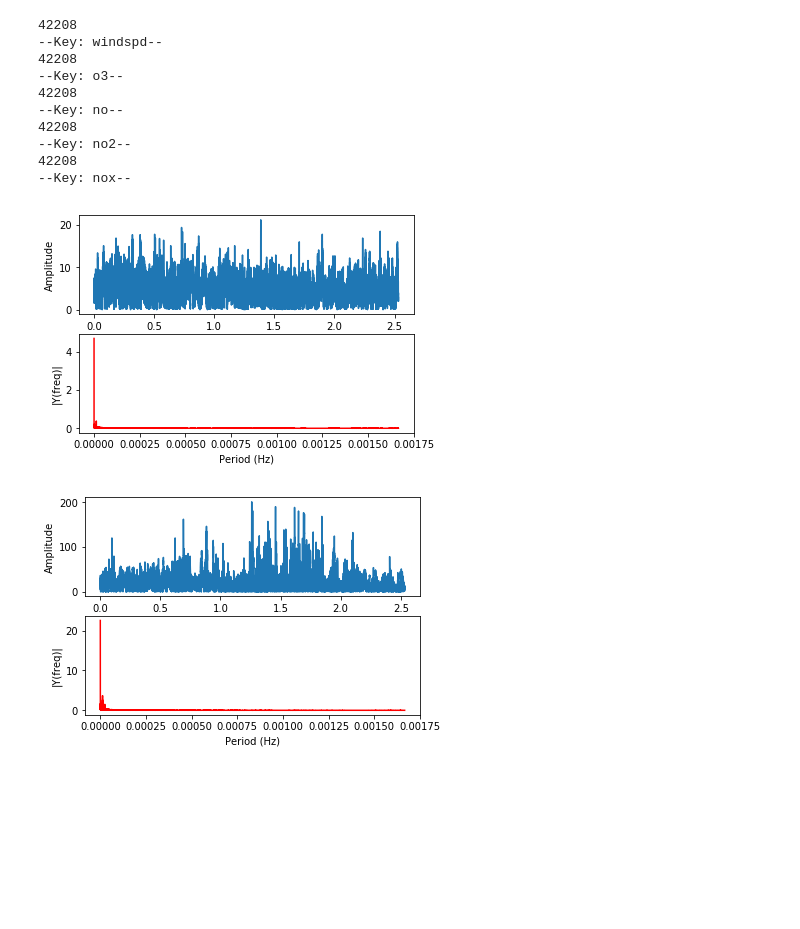
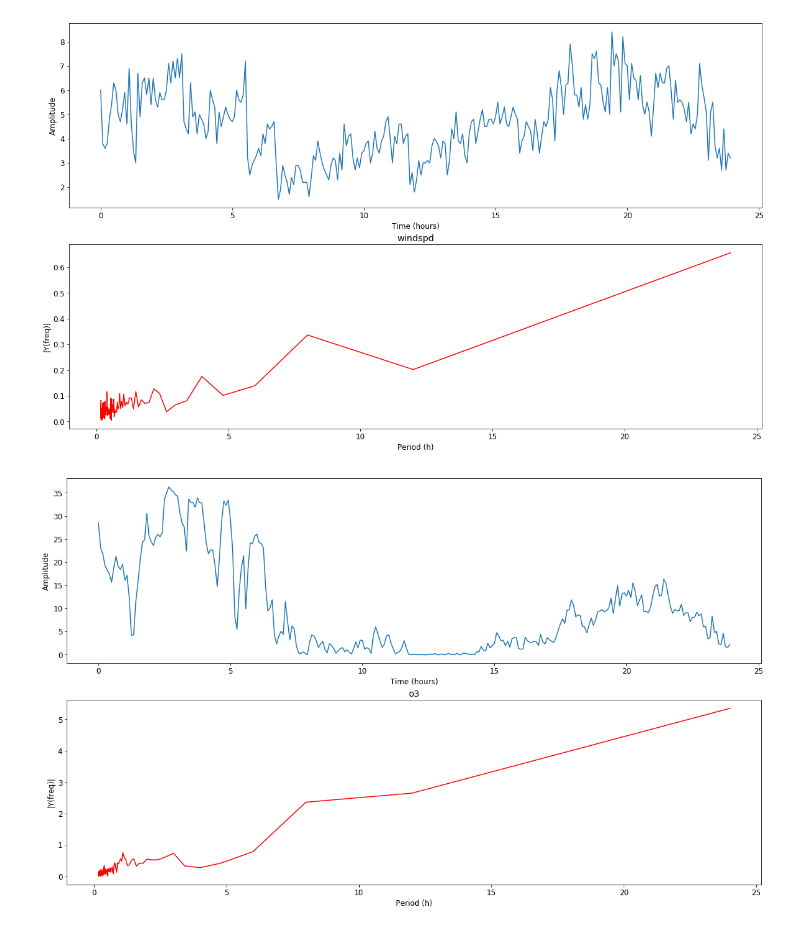
Before and after one commit to cidetraq/Air-Pollution, a Jupyter notebook: pol_fft.ipynb, the cells around one changed output. Saved outputs shown, nothing was run; the diff lists cells and outputs as text; code cells hidden in the pictures; blank space fills up the shorter version.

```diff
--- a/pol_fft.ipynb
+++ b/pol_fft.ipynb
@@ -5,12 +5,9 @@ import matplotlib
 import numpy as np
 import matplotlib.pyplot as plt
 plt.rcParams["figure.figsize"] = (20, 12)
-plt.rcParams.update({'font.size': 8})
+plt.rcParams['font.size'] = 12
 
 columns = ['hour', 'last_windspd', 'last_no', 'last_no2', 'last_nox', 'last_o3', 'no', 'no2', 'nox', 'o3']
-
-plt.rcParams["figure.figsize"] = (20, 12)
-plt.rcParams.update({'font.size': 22})
 
 df = pandas.read_csv('data00_100000_clean.csv')
 df = df.drop(['AQS_Code', 'Latitude', 'Longitude', 'epoch', 'winddir', 'time', 'date', 'day'], axis=1)
@@ -22,52 +19,38 @@ df['last_o3'] = df['o3'].shift(1)
 df = df.drop(df.index[[0]])
 # %%
 for key in ['windspd', 'o3', 'no', 'no2', 'nox']:
-    y = df[key]
-
+    # 24 Hours worth
+    y = df[key].head(int(60*24/5))
 
     Fs = 1/(60*5)  # sampling rate
     Ts = 1.0/Fs; # sampling interval
 
     t = np.arange(0,60*5*len(y),Ts) # time vector
 
     n = len(y) # length of the signal
     k = np.arange(n)
     T = n/Fs
     frq = k/T # two sides frequency range
     frq = frq[range(int(n/2))] # one side frequency range
 
+    period = (1 / frq) / (60*60)
+
     Y = np.fft.fft(y)/n # fft computing and normalization
     Y = Y[range(int(n/2))]
 
+    # Zero frequency isn't really useful to us
+    Y[0] = 0.
+
     fig, ax = plt.subplots(2, 1)
-    ax[0].plot(t,y)
-    ax[0].set_xlabel('Time (s)')
+    ax[0].plot(t/(60*60),y)
+    plt.title(key)
+    ax[0].set_xlabel('Time (hours)')
     ax[0].set_ylabel('Amplitude')
-    ax[1].plot(frq, abs(Y),'r') # plotting the spectrum
-    ax[1].set_xlabel('Period (Hz)')
+    ax[1].plot(period, abs(Y),'r') # plotting the spectrum
+    plt.title(key)
+    ax[1].set_xlabel('Period (h)')
     ax[1].set_ylabel('|Y(freq)|')
-
-
-    print(len(frq))
-
-    print("--Key: %s--" % key)
-    for i in range(1, len(frq)):
-        break
-        period = 1/frq[i]
-        if period > 6000.0:
-            continue
-
-        print("F(%d s) = %f" % (1/frq[i], abs(Y[i])))
+    plt.show()
 # %% [output]
-42208
---Key: windspd--
-42208
---Key: o3--
-42208
---Key: no--
-42208
---Key: no2--
-42208
---Key: nox--
-[figure, old version]
+[figure, new version]
-[figure, old version]
+[figure, new version]
```
Also changed, not shown: parts of 2 cells of this notebook, 1 other file.
